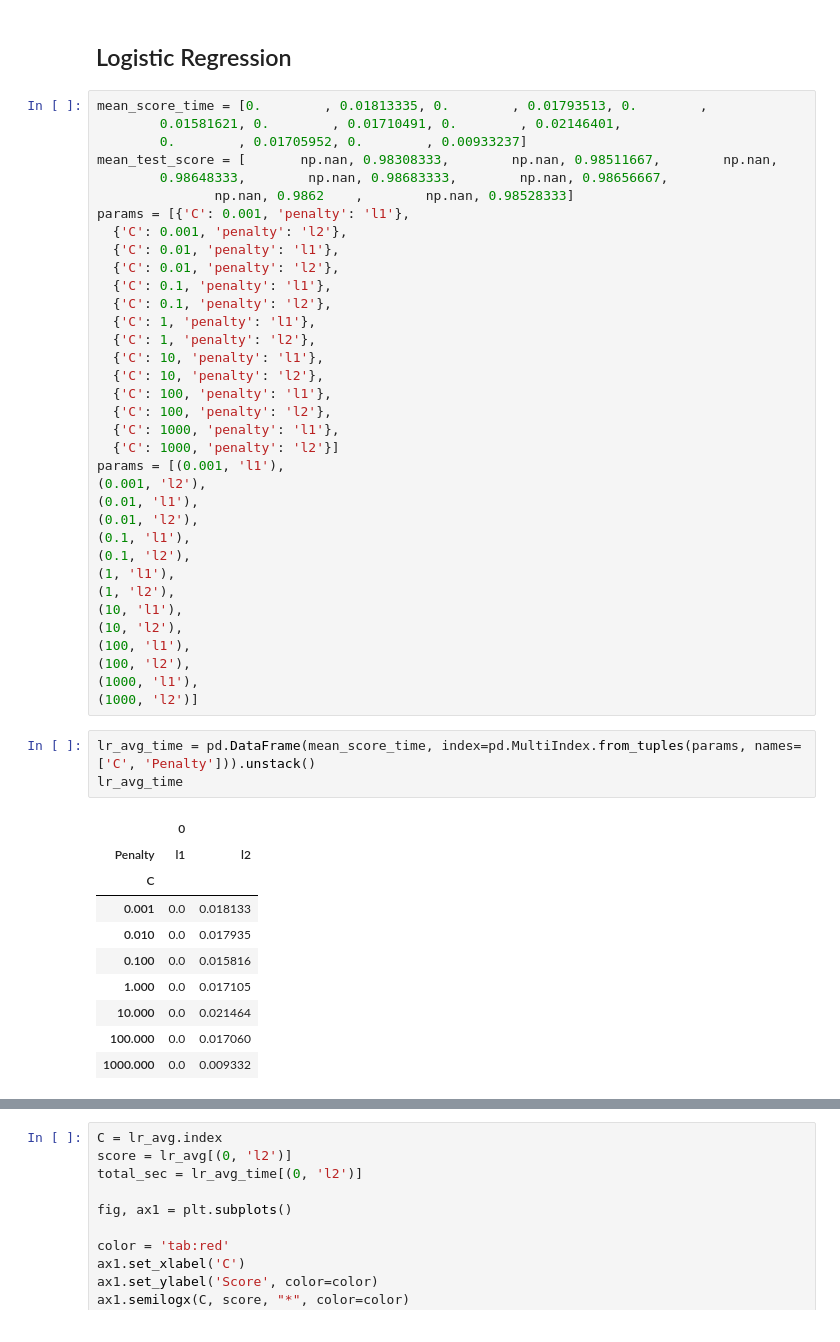
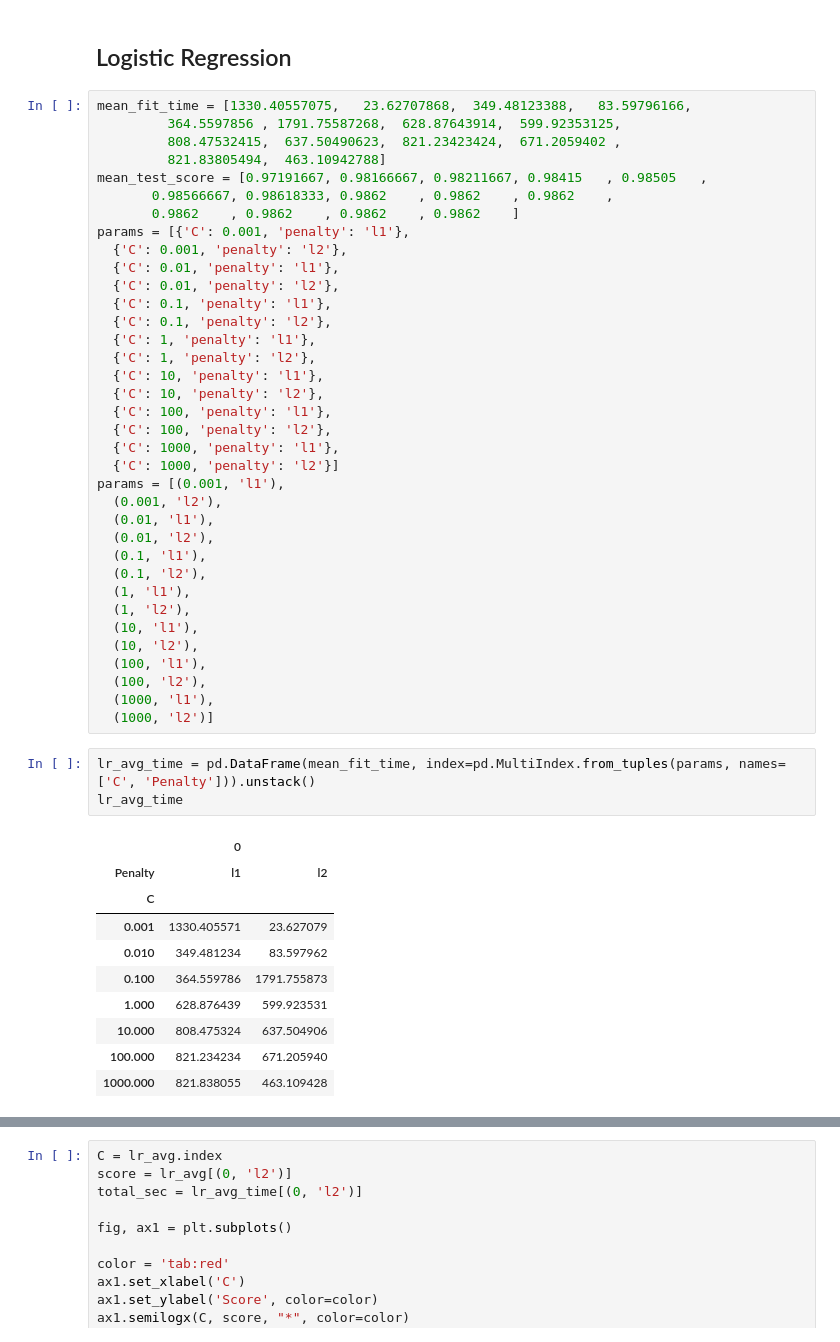
Before and after one commit to thortom/multispectral-chicken, a Jupyter notebook: Scripts/SVM_LR_SummaryOfParameterSearch.ipynb, the cells around one changed output, grey strips where cells are left out. Cells and saved outputs as stored; diff of their text form.

```diff
--- a/Scripts/SVM_LR_SummaryOfParameterSearch.ipynb
+++ b/Scripts/SVM_LR_SummaryOfParameterSearch.ipynb
@@ -126,12 +141,13 @@ fig.tight_layout()  # otherwise the right y-label is slightly clipped
 # %% [markdown]
 ## Logistic Regression
 # %%
-mean_score_time = [0.        , 0.01813335, 0.        , 0.01793513, 0.        ,
-        0.01581621, 0.        , 0.01710491, 0.        , 0.02146401,
-        0.        , 0.01705952, 0.        , 0.00933237]
-mean_test_score = [       np.nan, 0.98308333,        np.nan, 0.98511667,        np.nan,
-        0.98648333,        np.nan, 0.98683333,        np.nan, 0.98656667,
-               np.nan, 0.9862    ,        np.nan, 0.98528333]
+mean_fit_time = [1330.40557075,   23.62707868,  349.48123388,   83.59796166,
+         364.5597856 , 1791.75587268,  628.87643914,  599.92353125,
+         808.47532415,  637.50490623,  821.23423424,  671.2059402 ,
+         821.83805494,  463.10942788]
+mean_test_score = [0.97191667, 0.98166667, 0.98211667, 0.98415   , 0.98505   ,
+       0.98566667, 0.98618333, 0.9862    , 0.9862    , 0.9862    ,
+       0.9862    , 0.9862    , 0.9862    , 0.9862    ]
 params = [{'C': 0.001, 'penalty': 'l1'},
   {'C': 0.001, 'penalty': 'l2'},
   {'C': 0.01, 'penalty': 'l1'},
@@ -147,33 +163,33 @@ params = [{'C': 0.001, 'penalty': 'l1'},
   {'C': 1000, 'penalty': 'l1'},
   {'C': 1000, 'penalty': 'l2'}]
 params = [(0.001, 'l1'),
-(0.001, 'l2'),
-(0.01, 'l1'),
-(0.01, 'l2'),
-(0.1, 'l1'),
-(0.1, 'l2'),
-(1, 'l1'),
-(1, 'l2'),
-(10, 'l1'),
-(10, 'l2'),
-(100, 'l1'),
-(100, 'l2'),
-(1000, 'l1'),
-(1000, 'l2')]
+  (0.001, 'l2'),
+  (0.01, 'l1'),
+  (0.01, 'l2'),
+  (0.1, 'l1'),
+  (0.1, 'l2'),
+  (1, 'l1'),
+  (1, 'l2'),
+  (10, 'l1'),
+  (10, 'l2'),
+  (100, 'l1'),
+  (100, 'l2'),
+  (1000, 'l1'),
+  (1000, 'l2')]
 # %%
-lr_avg_time = pd.DataFrame(mean_score_time, index=pd.MultiIndex.from_tuples(params, names=['C', 'Penalty'])).unstack()
+lr_avg_time = pd.DataFrame(mean_fit_time, index=pd.MultiIndex.from_tuples(params, names=['C', 'Penalty'])).unstack()
 lr_avg_time
 # %% [output]
 |  | 0 |  |
 | Penalty | l1 | l2 |
 | C |  |  |
-| 0.001 | 0.0 | 0.018133 |
-| 0.010 | 0.0 | 0.017935 |
-| 0.100 | 0.0 | 0.015816 |
-| 1.000 | 0.0 | 0.017105 |
-| 10.000 | 0.0 | 0.021464 |
-| 100.000 | 0.0 | 0.017060 |
-| 1000.000 | 0.0 | 0.009332 |
+| 0.001 | 1330.405571 | 23.627079 |
+| 0.010 | 349.481234 | 83.597962 |
+| 0.100 | 364.559786 | 1791.755873 |
+| 1.000 | 628.876439 | 599.923531 |
+| 10.000 | 808.475324 | 637.504906 |
+| 100.000 | 821.234234 | 671.205940 |
+| 1000.000 | 821.838055 | 463.109428 |
 # %%
 lr_avg = pd.DataFrame(mean_test_score, index=pd.MultiIndex.from_tuples(params, names=['C', 'Penalty'])).unstack()
 lr_avg
```
Also changed, not shown: parts of 6 cells of this notebook, 10 other files.
